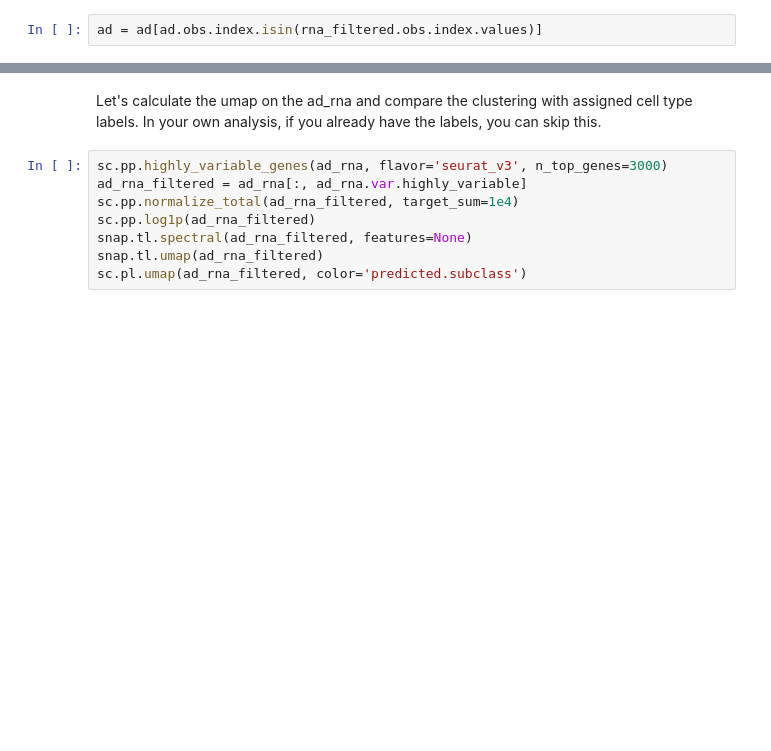
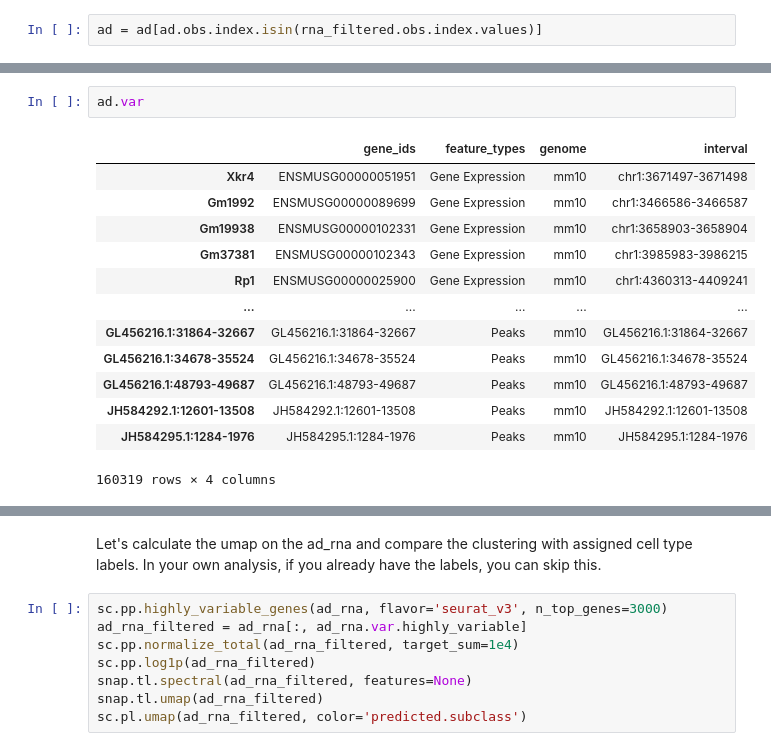
Before and after one commit to asunboi/get, a Jupyter notebook: pipeline2_aggr_preprocessing/prepare_aggr.ipynb, the cells around one changed output, grey strips where cells are left out. Drawn from its saved outputs; the diff is of its cells as text; blank space fills up the shorter version.

```diff
--- a/pipeline2_aggr_preprocessing/prepare_aggr.ipynb
+++ b/pipeline2_aggr_preprocessing/prepare_aggr.ipynb
@@ -134,3 +72,19 @@ ad.obs.head()
+# %%
+ad.var
+# %% [output]
+|  | gene_ids | feature_types | genome | interval |
+| Xkr4 | ENSMUSG00000051951 | Gene Expression | mm10 | chr1:3671497-3671498 |
+| Gm1992 | ENSMUSG00000089699 | Gene Expression | mm10 | chr1:3466586-3466587 |
+| Gm19938 | ENSMUSG00000102331 | Gene Expression | mm10 | chr1:3658903-3658904 |
+| Gm37381 | ENSMUSG00000102343 | Gene Expression | mm10 | chr1:3985983-3986215 |
+| Rp1 | ENSMUSG00000025900 | Gene Expression | mm10 | chr1:4360313-4409241 |
+| ... | ... | ... | ... | ... |
+| GL456216.1:31864-32667 | GL456216.1:31864-32667 | Peaks | mm10 | GL456216.1:31864-32667 |
+| GL456216.1:34678-35524 | GL456216.1:34678-35524 | Peaks | mm10 | GL456216.1:34678-35524 |
+| GL456216.1:48793-49687 | GL456216.1:48793-49687 | Peaks | mm10 | GL456216.1:48793-49687 |
+| JH584292.1:12601-13508 | JH584292.1:12601-13508 | Peaks | mm10 | JH584292.1:12601-13508 |
+| JH584295.1:1284-1976 | JH584295.1:1284-1976 | Peaks | mm10 | JH584295.1:1284-1976 |
+160319 rows × 4 columns
 # %%
 ad_rna = ad[:, np.where(ad.var.feature_types == 'Gene Expression')[0]]
 ad_rna
```
Also changed, not shown: parts of 29 cells of this notebook, 3 other files.
